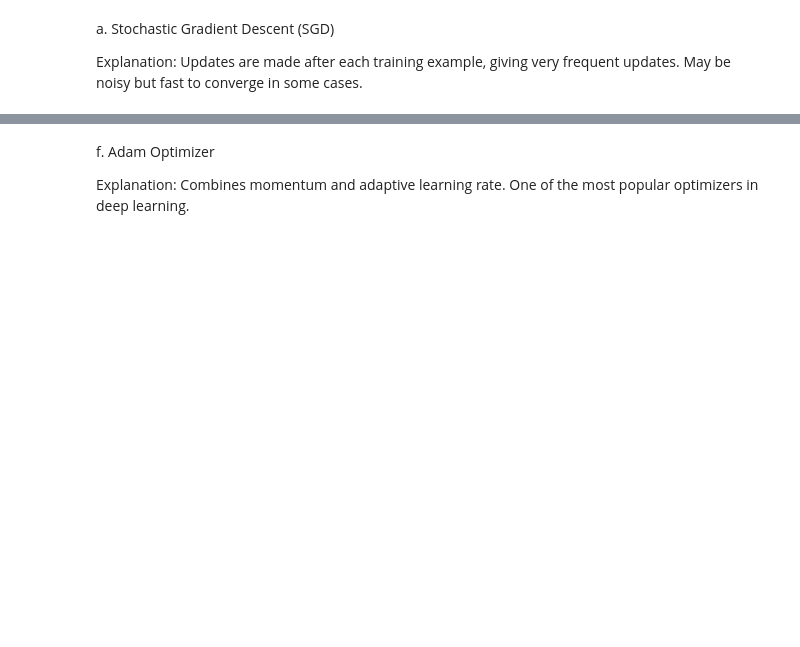
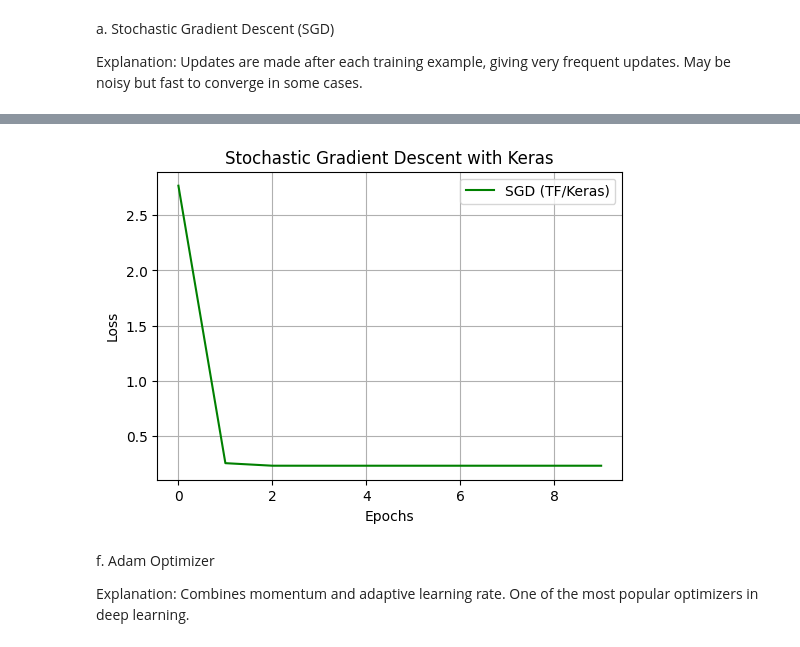
Before and after one commit to PareenitaShirsath/B.E.-SEM-VII-EXPS, a Jupyter notebook: DLL LAB/DL EXP 4/DL_EXP_04_Gradient_Descent.ipynb, the cells around one changed output, grey strips where cells are left out. Cells and saved outputs as stored; diff of their text form; code cells hidden in the pictures; blank space fills up the shorter version.

```diff
--- a/DLL LAB/DL EXP 4/DL_EXP_04_Gradient_Descent.ipynb
+++ b/DLL LAB/DL EXP 4/DL_EXP_04_Gradient_Descent.ipynb
@@ -323,3 +14,58 @@ plt.show()
+# %%
+import numpy as np
+import tensorflow as tf
+import matplotlib.pyplot as plt
+
+# Set seed for reproducibility
+np.random.seed(0)
+tf.random.set_seed(0)
+
+# Generate synthetic data
+X = np.random.randn(100, 3)                        # Input features: (100, 3)
+true_W = np.array([[2.0], [-3.5], [1.0]])          # True weights: (3, 1)
+y = X @ true_W + 0.5 * np.random.randn(100, 1)     # Target with noise: (100, 1)
+
+# Build a simple linear regression model in Keras
+model = tf.keras.Sequential([
+    tf.keras.layers.Dense(1, input_shape=(3,), use_bias=True)
+])
+
+# Compile the model with SGD optimizer and MSE loss
+model.compile(
+    optimizer=tf.keras.optimizers.SGD(learning_rate=0.01),
+    loss='mse'
+)
+
+# Define custom callback to track loss manually after each epoch
+class LossHistory(tf.keras.callbacks.Callback):
+    def on_train_begin(self, logs=None):
+        self.losses = []
+
+    def on_epoch_end(self, epoch, logs=None):
+        self.losses.append(logs['loss'])
+
+loss_history = LossHistory()
+
+# Train the model using batch_size=1 to simulate SGD (one sample at a time)
+history = model.fit(
+    X, y,
+    epochs=10,
+    batch_size=1,              # ← this ensures SGD (one sample per update)
+    verbose=0,                 # Set to 1 for logs
+    callbacks=[loss_history]
+)
+
+# Plot loss
+plt.figure(figsize=(6,4))
+plt.plot(loss_history.losses, label='SGD (TF/Keras)', color='green')
+plt.xlabel('Epochs')
+plt.ylabel('Loss')
+plt.title('Stochastic Gradient Descent with Keras')
+plt.legend()
+plt.grid(True)
+plt.show()
+# %% [output]
+[figure, added]
 # %% [markdown]
 f. Adam Optimizer
 
```
Also changed, not shown: parts of 12 cells of this notebook, 1 other file.
